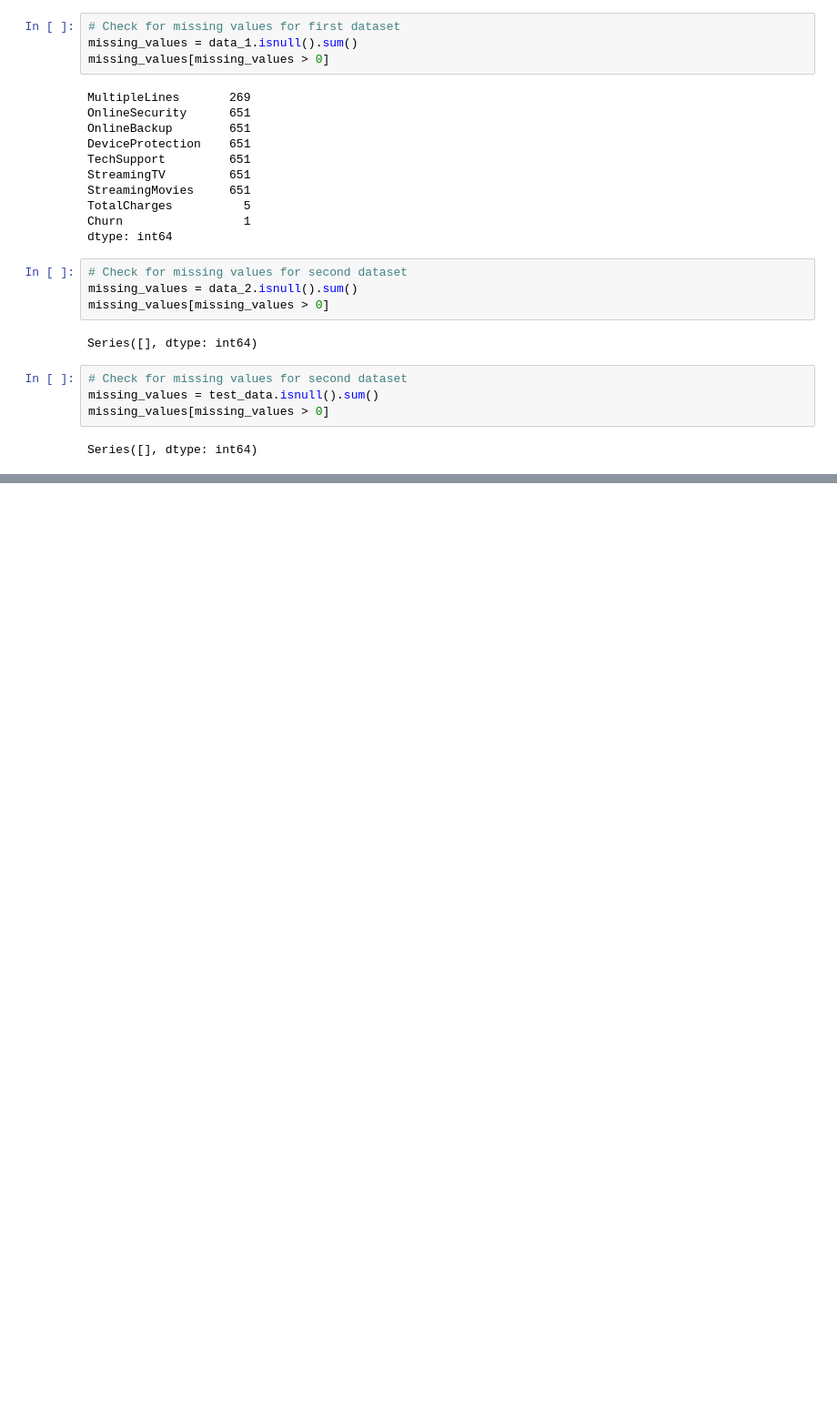
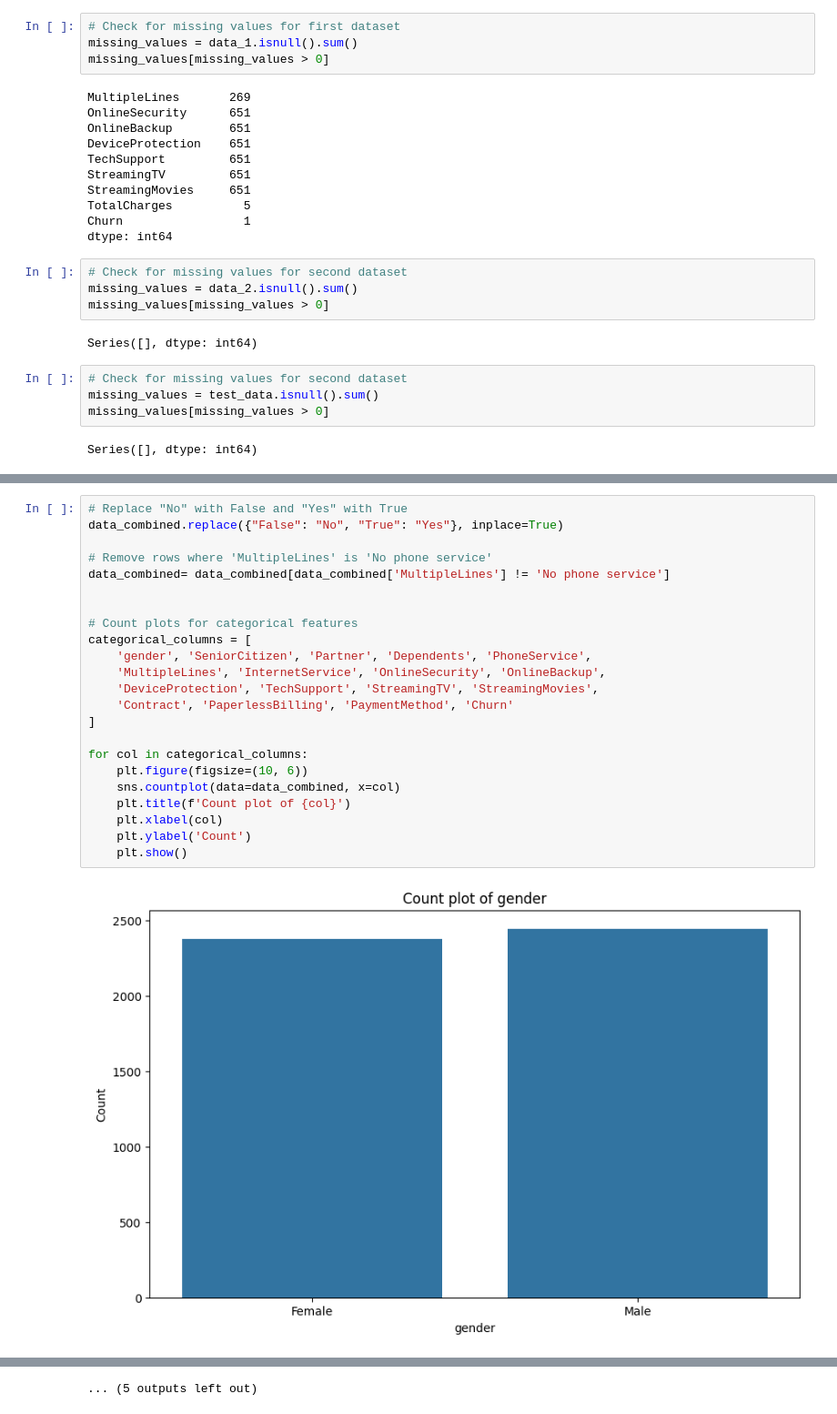
Before and after one commit to MillicentAgyir/LP2-Classification-Project, a Jupyter notebook: Notebooks/main.ipynb, the cells around one changed output, grey strips where cells are left out. Shown at 91% size. Drawn from its saved outputs; the diff is of its cells as text; blank space fills up the shorter version.

```diff
--- a/Notebooks/main.ipynb
+++ b/Notebooks/main.ipynb
@@ -246,0 +347,25 @@ Series([], dtype: int64)
+# %%
+# Replace "No" with False and "Yes" with True
+data_combined.replace({"False": "No", "True": "Yes"}, inplace=True)
+
+# Remove rows where 'MultipleLines' is 'No phone service'
+data_combined= data_combined[data_combined['MultipleLines'] != 'No phone service']
+
+
+# Count plots for categorical features
+categorical_columns = [
+    'gender', 'SeniorCitizen', 'Partner', 'Dependents', 'PhoneService',
+    'MultipleLines', 'InternetService', 'OnlineSecurity', 'OnlineBackup',
+    'DeviceProtection', 'TechSupport', 'StreamingTV', 'StreamingMovies',
+    'Contract', 'PaperlessBilling', 'PaymentMethod', 'Churn'
+]
+
+for col in categorical_columns:
+    plt.figure(figsize=(10, 6))
+    sns.countplot(data=data_combined, x=col)
+    plt.title(f'Count plot of {col}')
+    plt.xlabel(col)
+    plt.ylabel('Count')
+    plt.show()
+# %% [output]
+[figure, added]
@@ -246,0 +383 @@ Series([], dtype: int64)
+... (5 outputs left out)
```
Also changed, not shown: parts of 10 cells of this notebook.
